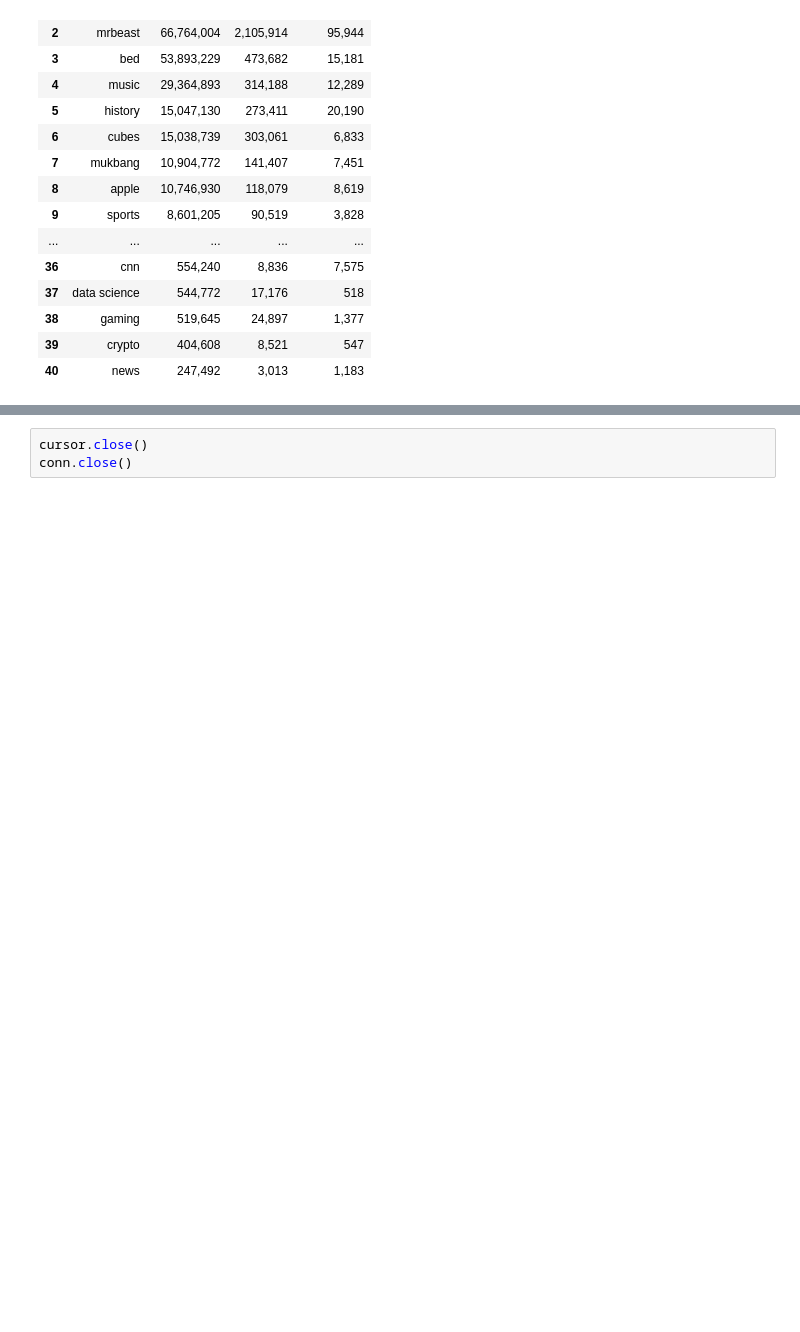
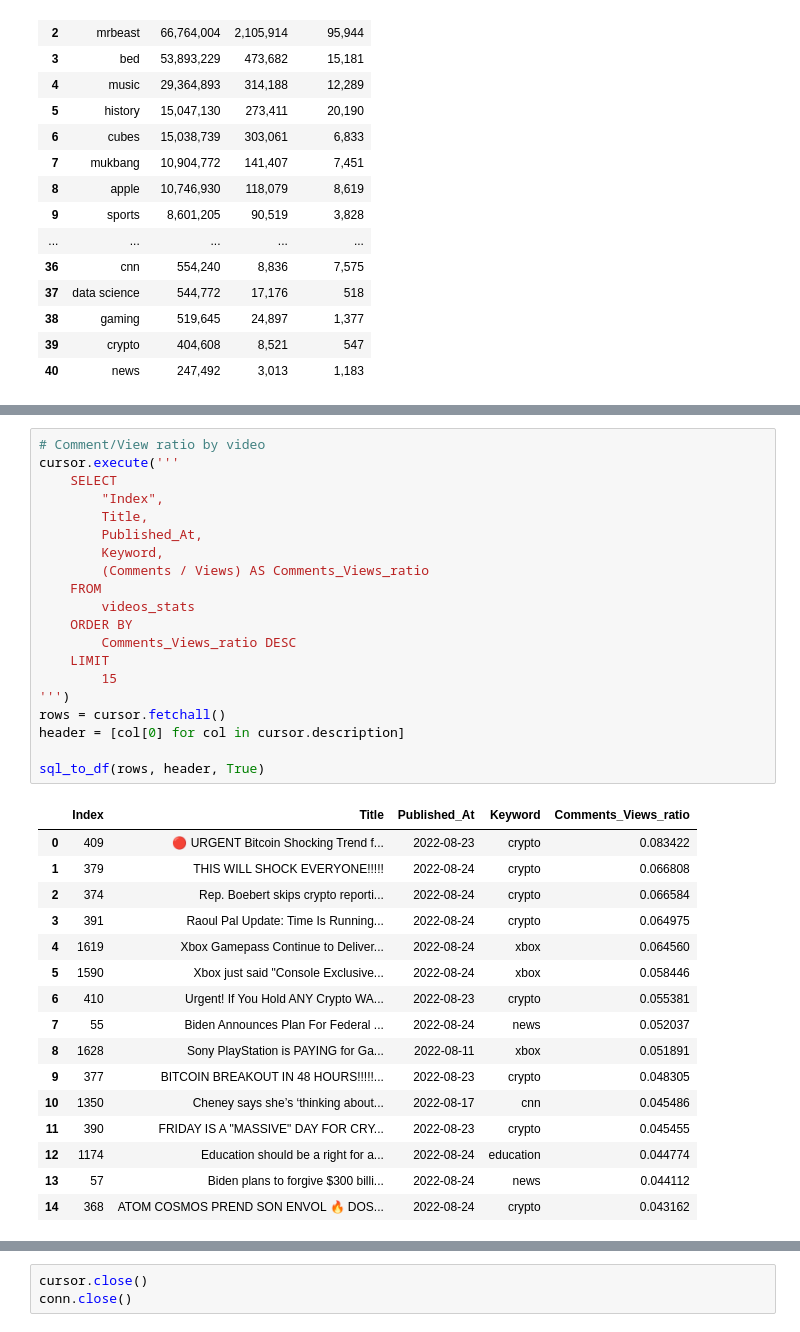
Before and after one commit to BriAnWuu/YouTube_Stats, a Jupyter notebook: YouTube_Stats.ipynb, the cells around one changed output, grey strips where cells are left out. Cells and saved outputs as stored; diff of their text form; blank space fills up the shorter version.

```diff
--- a/YouTube_Stats.ipynb
+++ b/YouTube_Stats.ipynb
@@ -477,0 +552,37 @@ stats_average_df
+# %%
+# Comment/View ratio by video
+cursor.execute('''
+    SELECT
+        "Index",
+        Title,
+        Published_At,
+        Keyword,
+        (Comments / Views) AS Comments_Views_ratio
+    FROM
+        videos_stats
+    ORDER BY
+        Comments_Views_ratio DESC
+    LIMIT
+        15
+''')
+rows = cursor.fetchall()
+header = [col[0] for col in cursor.description]
+
+sql_to_df(rows, header, True)
+# %% [output]
+|  | Index | Title | Published_At | Keyword | Comments_Views_ratio |
+| 0 | 409 | 🔴 URGENT Bitcoin Shocking Trend f... | 2022-08-23 | crypto | 0.083422 |
+| 1 | 379 | THIS WILL SHOCK EVERYONE!!!!! | 2022-08-24 | crypto | 0.066808 |
+| 2 | 374 | Rep. Boebert skips crypto reporti... | 2022-08-24 | crypto | 0.066584 |
+| 3 | 391 | Raoul Pal Update: Time Is Running... | 2022-08-24 | crypto | 0.064975 |
+| 4 | 1619 | Xbox Gamepass Continue to Deliver... | 2022-08-24 | xbox | 0.064560 |
+| 5 | 1590 | Xbox just said "Console Exclusive... | 2022-08-24 | xbox | 0.058446 |
+| 6 | 410 | Urgent! If You Hold ANY Crypto WA... | 2022-08-23 | crypto | 0.055381 |
+| 7 | 55 | Biden Announces Plan For Federal ... | 2022-08-24 | news | 0.052037 |
+| 8 | 1628 | Sony PlayStation is PAYING for Ga... | 2022-08-11 | xbox | 0.051891 |
+| 9 | 377 | BITCOIN BREAKOUT IN 48 HOURS!!!!!... | 2022-08-23 | crypto | 0.048305 |
+| 10 | 1350 | Cheney says she’s ‘thinking about... | 2022-08-17 | cnn | 0.045486 |
+| 11 | 390 | FRIDAY IS A "MASSIVE" DAY FOR CRY... | 2022-08-23 | crypto | 0.045455 |
+| 12 | 1174 | Education should be a right for a... | 2022-08-24 | education | 0.044774 |
+| 13 | 57 | Biden plans to forgive $300 billi... | 2022-08-24 | news | 0.044112 |
+| 14 | 368 | ATOM COSMOS PREND SON ENVOL 🔥 DOS... | 2022-08-24 | crypto | 0.043162 |
```
Also changed, not shown: parts of 6 cells of this notebook.
